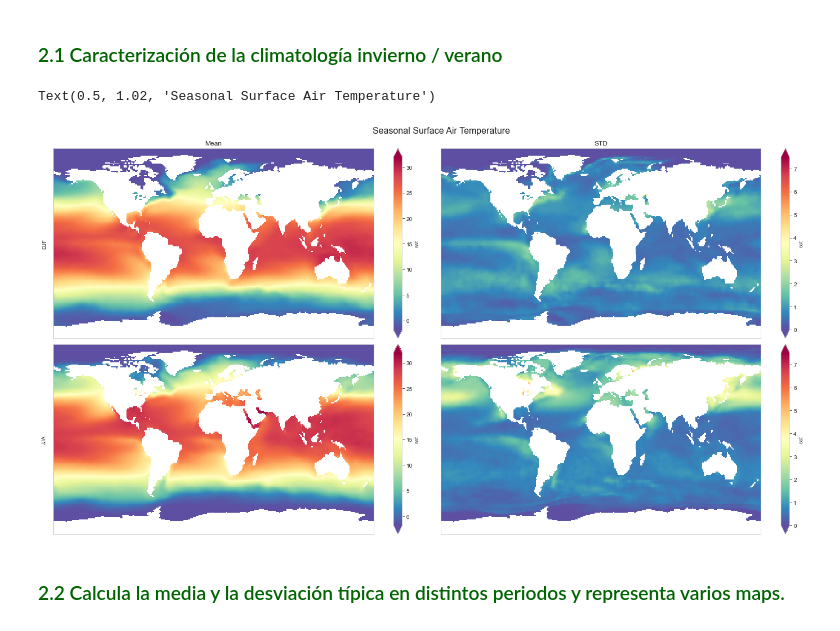
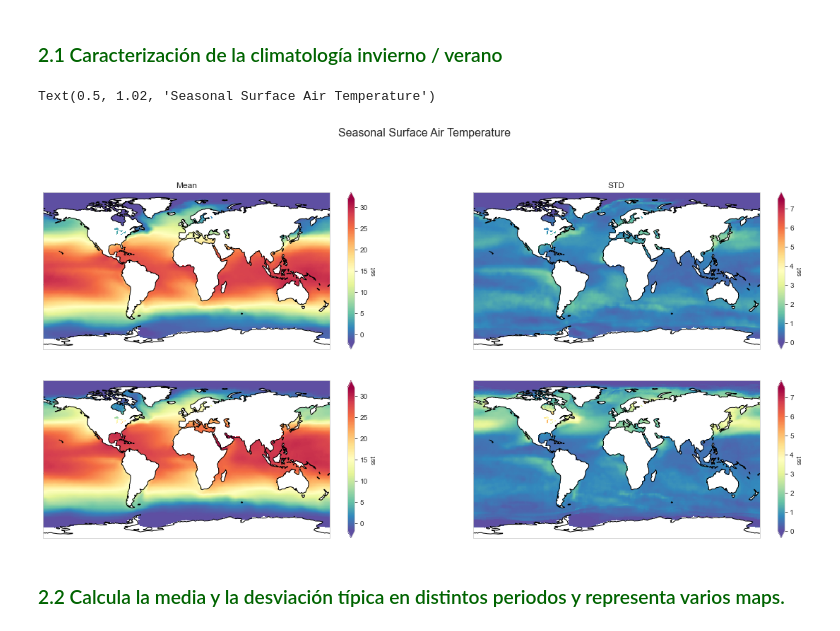
Before and after one commit to nagoremeabe/primera_practica_analisis, a Jupyter notebook: ejercicio_1.ipynb, the cells around one changed output. Drawn from its saved outputs; the diff is of its cells as text; code cells hidden in the pictures.

```diff
--- a/ejercicio_1.ipynb
+++ b/ejercicio_1.ipynb
@@ -606,9 +607,13 @@ plt.figure(figsize=(15,5))
 meses = [1,7]
 colores = ['orange', 'blue']
 
+# Pasar a grados centigrados
+
+
 for i in meses:
     # Creo una variable con los datos que quiero representar
     data = df_list[i-1][f'{i}']
+    data = data -273.0
 
     # Plot de histograma
     sns.histplot(data=data,color=colores[meses.index(i)], stat='density',
@@ -725,8 +730,10 @@ ds_mean = ds.groupby('time.season').mean()
 ds_std =  ds.groupby('time.season').std()
 # %%
 # Quick plot to show the results
+fig, axes = plt.subplots(nrows=2,ncols=2,
+                        subplot_kw={'projection': ccrs.PlateCarree()},
+                        figsize=(20, 9))
 
-fig, axes = plt.subplots(nrows=2, ncols=2, figsize=(20, 10))
 for i, season in enumerate(("DJF","JJA")):
     ds_mean["sst"].sel(season=season).plot.pcolormesh(
         ax=axes[i, 0],
@@ -738,34 +745,40 @@ for i, season in enumerate(("DJF","JJA")):
     )
 
     ds_std["sst"].sel(season=season).plot.pcolormesh(
         ax=axes[i, 1],
         vmin=ds_std["sst"].min(),
         vmax=ds_std["sst"].max(),
         cmap="Spectral_r",
         add_colorbar=True,
         extend="both",
     )
 
     axes[i, 0].set_ylabel(season)
     axes[i, 1].set_ylabel("")
 
 for ax in axes.flat:
     ax.axes.get_xaxis().set_ticklabels([])
     ax.axes.get_yaxis().set_ticklabels([])
     ax.axes.axis("tight")
     ax.set_xlabel("")
 
 axes[0, 0].set_title("Mean")
 axes[0, 1].set_title("STD")
 axes[1, 0].set_title('')
 axes[1, 1].set_title('')
 
+# Set coastlines
+axes[0, 0].coastlines()
+axes[0, 1].coastlines()
+axes[1, 0].coastlines()
+axes[1, 1].coastlines()
+
 plt.tight_layout()
 
 fig.suptitle('Seasonal Surface Air Temperature', fontsize=16, y=1.02)
 # %% [output]
 Text(0.5, 1.02, 'Seasonal Surface Air Temperature')
-[figure, old version]
+[figure, new version]
 # %% [markdown]
 ### <span style='color:darkgreen'>2.2 Calcula la media y la desviación típica en distintos periodos y representa varios maps.</span>
 # %% [markdown]
```
Also changed, not shown: parts of 14 cells of this notebook.
